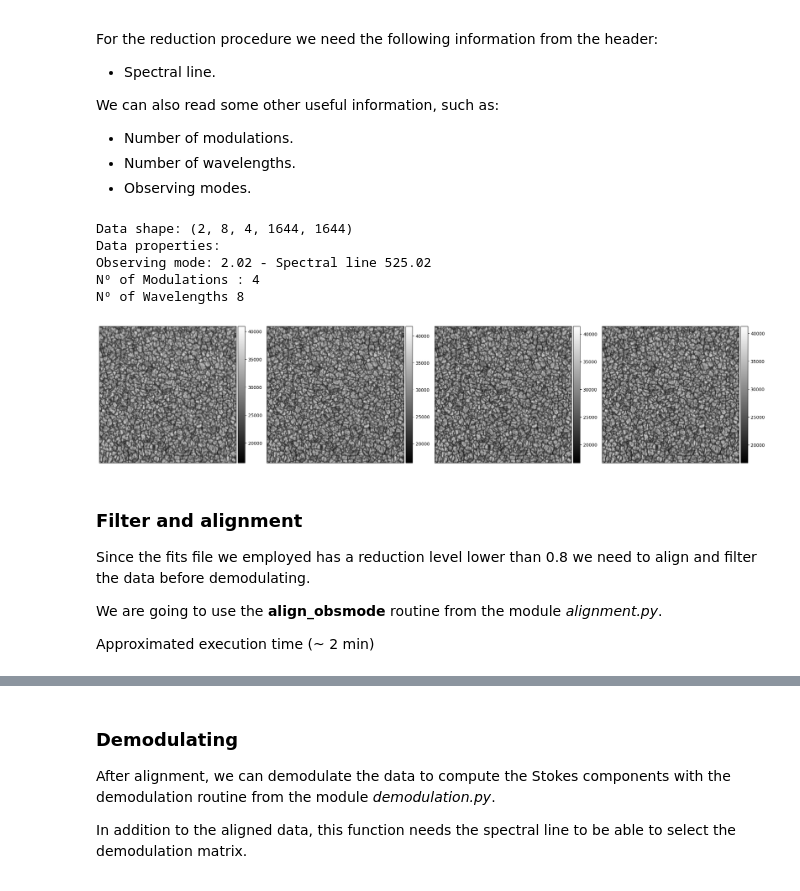
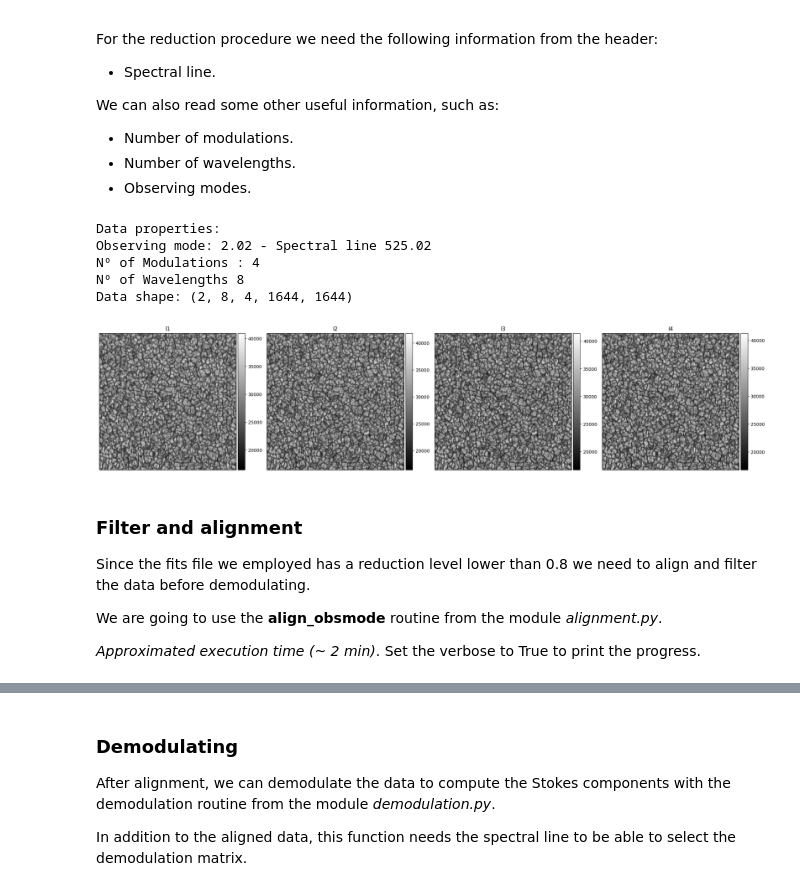
Before and after one commit to PabloSGN/TuMags_Reduction_Pipeline, a Jupyter notebook: TuMags_reduction_example.ipynb, the cells around one changed output, grey strips where cells are left out. Drawn from its saved outputs; the diff is of its cells as text; code cells hidden in the pictures.

```diff
--- a/TuMags_reduction_example.ipynb
+++ b/TuMags_reduction_example.ipynb
@@ -51,11 +90,13 @@ def colorbar(mappable):
     cax = divider.append_axes("right", size="5%", pad=0.05)
     return fig.colorbar(mappable, cax=cax)
 
-def plot_4_stokes(data, lims = None, title = None):
+def plot_4_stokes(data, lims = None, titles = None):
     fig, axs = plt.subplots(1, 4, figsize = (21, 5))
-    if title is not None:
-        fig.suptitle(title)
+
     for i in range(4):
+
+        if titles is not None:
+            axs[i].set_title(titles[i])
         if lims is None:
             im = axs[i].imshow(data[i], cmap = "gray")
         else:
@@ -81,27 +122,27 @@ We can also read some other useful information, such as:
 # %%
 # LOAD the data
 obs_data = fits.getdata(fits_file)      # Get the data array
 obs_info = fits.getheader(fits_file)    # Get the header
 
 nmods = obs_info["NMODS"]       # Number of modulations
 nlambda = obs_info["NLAMBDA"]   # Number of wavelengths
 line = obs_info["FW2"]          # Spectral line - REQUIRED
 obsmode = obs_info["OBS_MODE"]  # Observation mode
 
 # Print info of the data block
+print(f"Data properties:\nObserving mode: {obsmode} - Spectral line {line}\nNº of Modulations : {nmods}\nNº of Wavelengths {nlambda}")
 print(f"Data shape: {obs_data.shape}")
-print(f"Data properties:\nObserving mode: {obsmode} - Spectral line {line}\nNº of Modulations : {nmods}\nNº of Wavelengths {nlambda}")
 
 # Show the four modulations of the first wavelength and first camera.
 if show_plots:
-    plot_4_stokes(obs_data[0, 0])
+    plot_4_stokes(obs_data[0, 0], titles = ["I1", "I2", "I3", "I4"])
 # %% [output]
-Data shape: (2, 8, 4, 1644, 1644)
 Data properties:
 Observing mode: 2.02 - Spectral line 525.02
 Nº of Modulations : 4
 Nº of Wavelengths 8
+Data shape: (2, 8, 4, 1644, 1644)
-[figure, old version]
+[figure, new version]
 # %% [markdown]
 ### Filter and alignment
 
@@ -109,7 +150,7 @@ Since the fits file we employed has a reduction level lower than 0.8 we need to
 
 We are going to use the  __align_obsmode__ routine from the module _alignment.py_.
 
-Approximated execution time (~ 2 min)
+_Approximated execution time (~ 2 min)_. Set the verbose to True to print the progress.
 # %%
 # ALIGN the data.
 aligned = align_obsmode(obs_data, verbose = True) # verbose = True to track the progress. Can be turned off.
```
Also changed, not shown: parts of 8 cells of this notebook.
